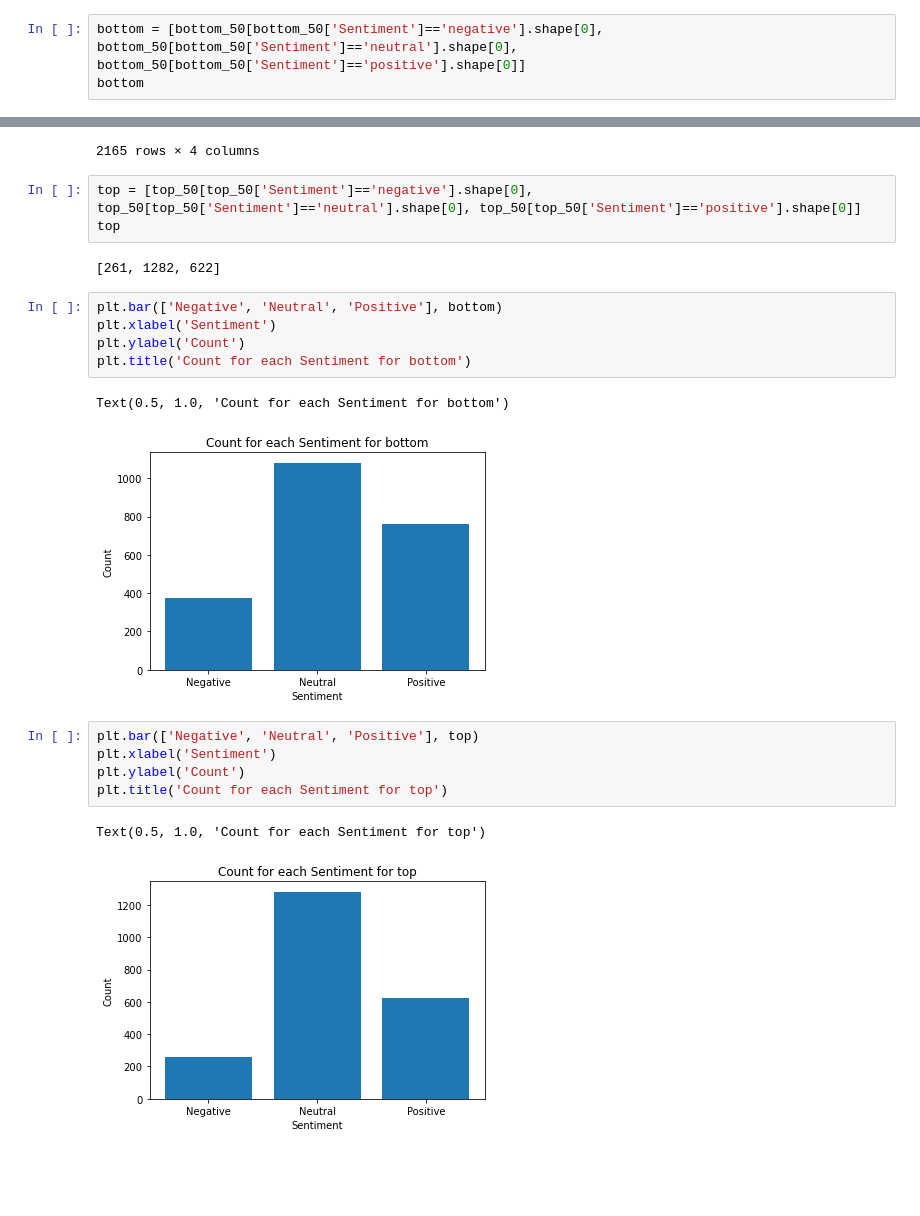
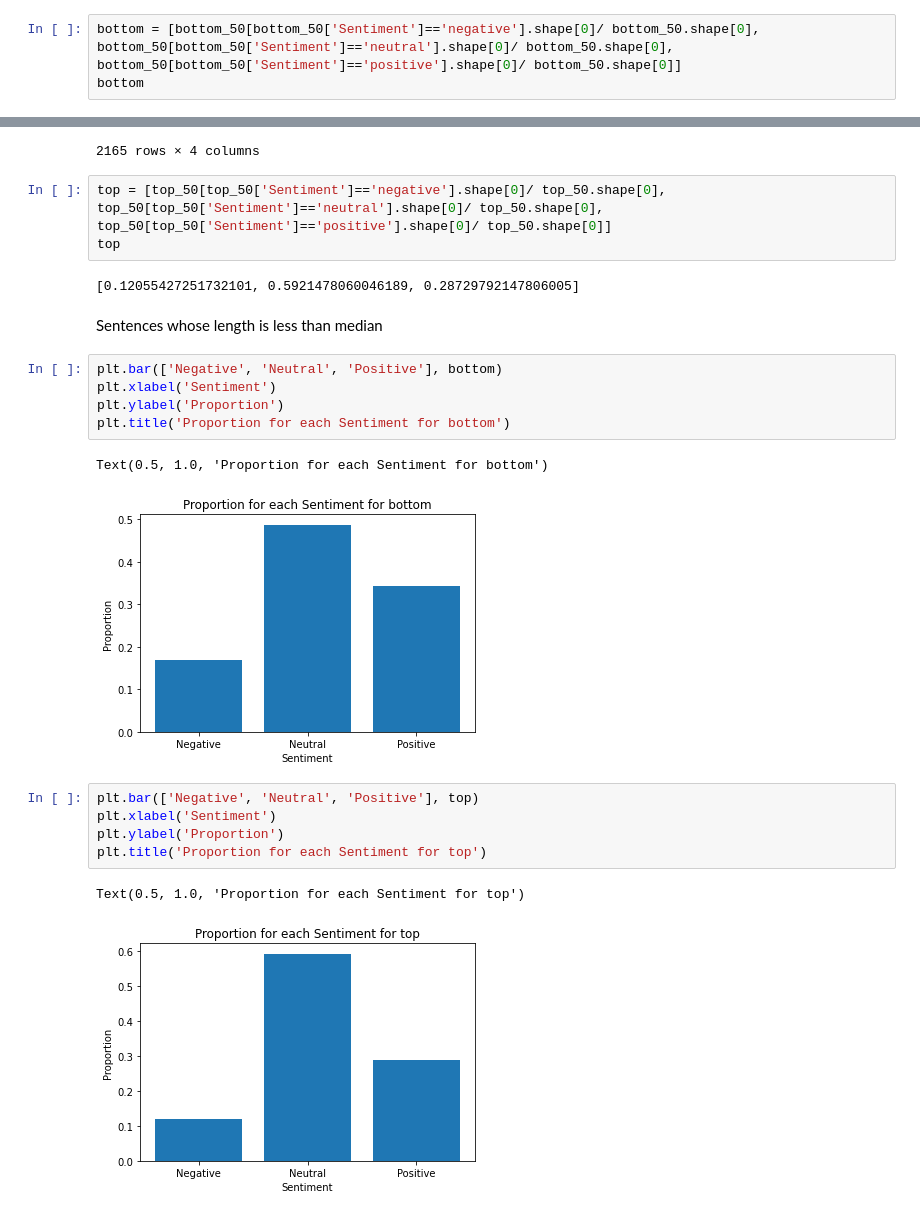
Before and after one commit to prabina-p/data-hacks-2022, a Jupyter notebook: 1-EDA.ipynb, the cells around one changed output, grey strips where cells are left out. Saved outputs shown, nothing was run; the diff lists cells and outputs as text; blank space fills up the shorter version.

Commit message:
sentimental analysis

```diff
--- a/1-EDA.ipynb
+++ b/1-EDA.ipynb
@@ -188,6 +188,6 @@ bottom_50[bottom_50['Sentiment']=='negative']
 | 4379 | RISING costs have forced packagin... | negative | True | 107 |
 375 rows × 4 columns
 # %%
-bottom = [bottom_50[bottom_50['Sentiment']=='negative'].shape[0], bottom_50[bottom_50['Sentiment']=='neutral'].shape[0], bottom_50[bottom_50['Sentiment']=='positive'].shape[0]]
+bottom = [bottom_50[bottom_50['Sentiment']=='negative'].shape[0]/ bottom_50.shape[0], bottom_50[bottom_50['Sentiment']=='neutral'].shape[0]/ bottom_50.shape[0], bottom_50[bottom_50['Sentiment']=='positive'].shape[0]/ bottom_50.shape[0]]
 bottom
 # %% [output]
@@ -210,23 +210,25 @@ top_50
 | 4381 | HELSINKI AFX - KCI Konecranes sai... | positive | True | 145 |
 2165 rows × 4 columns
 # %%
-top = [top_50[top_50['Sentiment']=='negative'].shape[0], top_50[top_50['Sentiment']=='neutral'].shape[0], top_50[top_50['Sentiment']=='positive'].shape[0]]
+top = [top_50[top_50['Sentiment']=='negative'].shape[0]/ top_50.shape[0], top_50[top_50['Sentiment']=='neutral'].shape[0]/ top_50.shape[0], top_50[top_50['Sentiment']=='positive'].shape[0]/ top_50.shape[0]]
 top
 # %% [output]
-[261, 1282, 622]
+[0.12055427251732101, 0.5921478060046189, 0.28729792147806005]
+# %% [markdown]
+Sentences whose length is less than median
 # %%
 plt.bar(['Negative', 'Neutral', 'Positive'], bottom)
 plt.xlabel('Sentiment')
-plt.ylabel('Count')
-plt.title('Count for each Sentiment for bottom')
+plt.ylabel('Proportion')
+plt.title('Proportion for each Sentiment for bottom')
 # %% [output]
-Text(0.5, 1.0, 'Count for each Sentiment for bottom')
+Text(0.5, 1.0, 'Proportion for each Sentiment for bottom')
-[figure, old version]
+[figure, new version]
 # %%
 plt.bar(['Negative', 'Neutral', 'Positive'], top)
 plt.xlabel('Sentiment')
-plt.ylabel('Count')
-plt.title('Count for each Sentiment for top')
+plt.ylabel('Proportion')
+plt.title('Proportion for each Sentiment for top')
 # %% [output]
-Text(0.5, 1.0, 'Count for each Sentiment for top')
+Text(0.5, 1.0, 'Proportion for each Sentiment for top')
-[figure, old version]
+[figure, new version]
```
Also changed, not shown: parts of 1 cell of this notebook, 1 other file.
